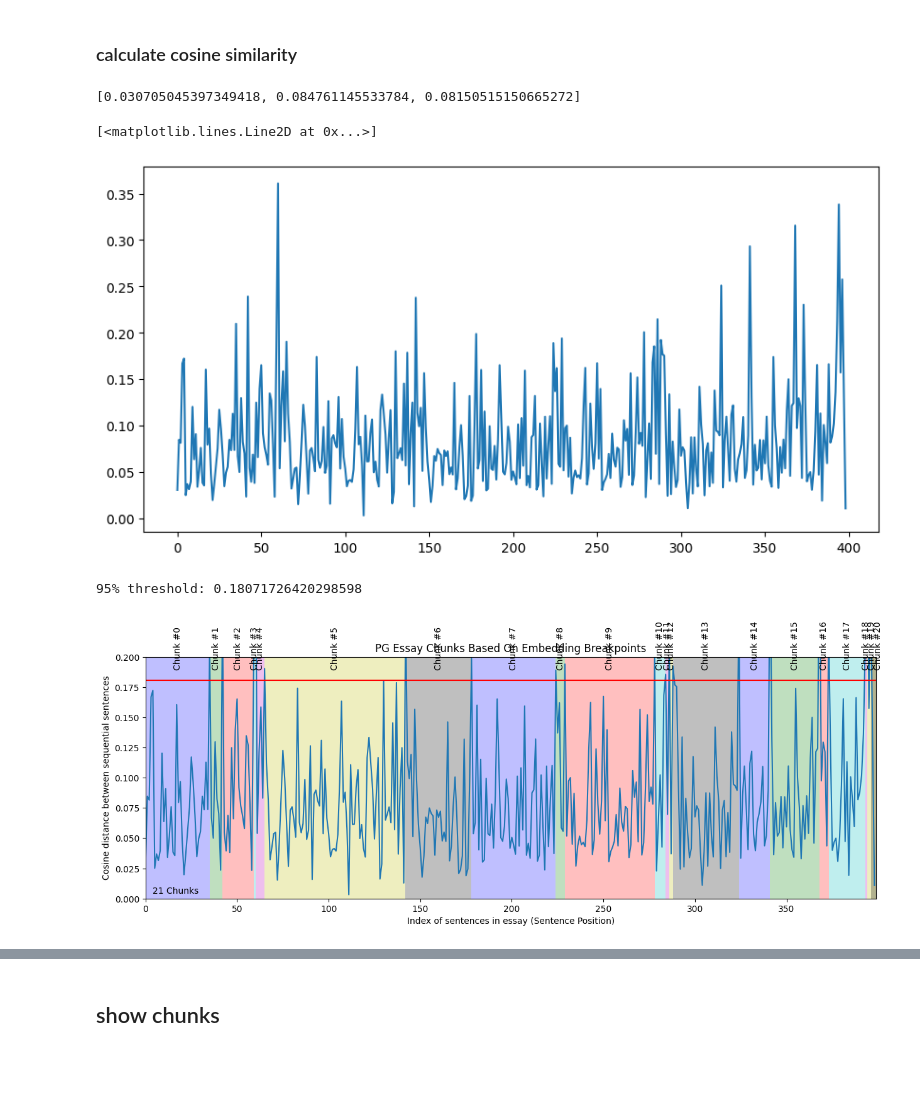
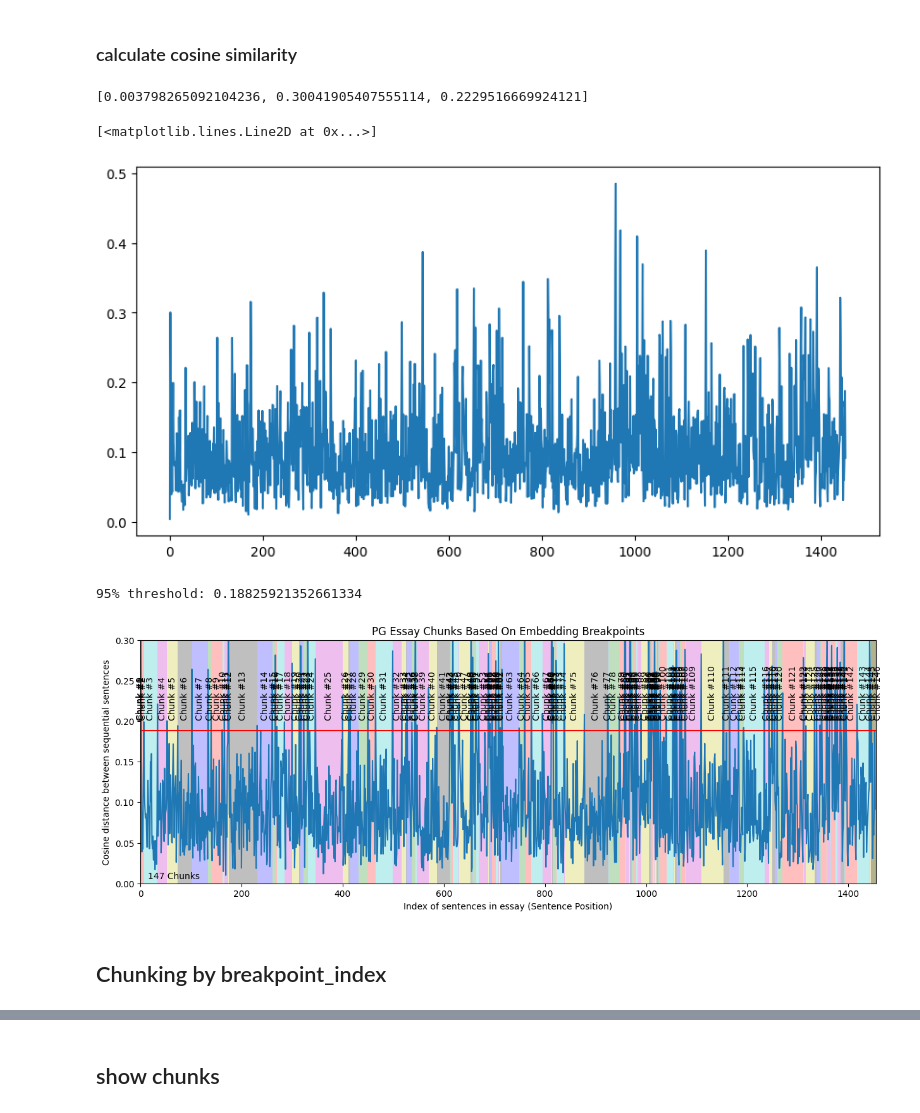
Before and after one commit to xLuSean/langchain-study, a Jupyter notebook: langchain_docs/text_splitter/Semantic_Chunking/semantic_chinking_greg_kamradt.ipynb, the cells around one changed output, grey strips where cells are left out. Saved outputs shown, nothing was run; the diff lists cells and outputs as text; code cells hidden in the pictures; blank space fills up the shorter version.

```diff
--- a/langchain_docs/text_splitter/Semantic_Chunking/semantic_chinking_greg_kamradt.ipynb
+++ b/langchain_docs/text_splitter/Semantic_Chunking/semantic_chinking_greg_kamradt.ipynb
@@ -6,7 +8,7 @@ with open('../../../text_files/your_cat_part_3.txt') as file:
 # %%
 import re
-
-# Splitting the essay on '.', '?', and '!'
-single_sentences_list = re.split(r'(?<=[.?!。？；])\s+', essay)
-print (f"{len(single_sentences_list)} senteneces were found")
+pattern = r'(?<=[。？；!])\s*|(?<=\.)\s*\n'
+single_sentences_list = re.split(pattern, essay)
+print(f"{len(single_sentences_list)} senteneces were found")
+print(f"max length of sentence: {max(len(sentence) for sentence in single_sentences_list)}")
 # %% [output]
@@ -13,0 +19,17 @@ print (f"{len(single_sentences_list)} senteneces were found")
+# %%
+import re
+
+pattern1 = r'={16}'
+pattern2 = r'(?<=[。？；!])\s*|(?<=\.)\s*\n'
+patterns = [pattern1, pattern2]
+
+def split_by_patterns(text, patterns):
+    result = [text]
+    for pattern in patterns:
+        temp = []
+        for segment in result:
+            temp.extend(re.split(pattern, segment))
+        result = temp
+    return result
+# %%
+single_sentences_list = split_by_patterns(essay, patterns)
@@ -133,7 +157,7 @@ distances, sentences = calculate_cosine_distances(sentences)
 # %%
 distances[:3]
 # %% [output]
-[0.030705045397349418, 0.084761145533784, 0.08150515150665272]
+[0.003798265092104236, 0.30041905407555114, 0.2229516669924121]
 # %%
 import matplotlib.pyplot as plt
 
@@ -144,7 +168,7 @@ fig, ax = plt.subplots(figsize=(10, 5))  # 设置宽度为10英寸，高度为5
 ax.plot(distances)
 # %% [output]
 [<matplotlib.lines.Line2D at 0x...>]
-[figure, old version]
+[figure, new version]
 # %%
 import numpy as np
 
@@ -152,13 +176,13 @@ fig, ax = plt.subplots(figsize=(15, 5))  # 设置宽度为10英寸，高度为5
 ax.plot(distances)
 # plt.plot(distances)
 
-y_upper_bound = .2
+y_upper_bound = .3
 plt.ylim(0, y_upper_bound)
 plt.xlim(0, len(distances))
 
 # We need to get the distance threshold that we'll consider an outlier
 # We'll use numpy .percentile() for this
-breakpoint_percentile_threshold = 95
+breakpoint_percentile_threshold = 90
 breakpoint_distance_threshold = np.percentile(distances, breakpoint_percentile_threshold) # If you want more chunks, lower the percentile cutoff
 print(f"95% threshold: {breakpoint_distance_threshold}")
 plt.axhline(y=breakpoint_distance_threshold, color='r', linestyle='-')
@@ -170,35 +194,37 @@ plt.text(x=(len(distances)*.01), y=y_upper_bound/50, s=f"{num_distances_above_th
 # Then we'll get the index of the distances that are above the threshold. This will tell us where we should split our text
 indices_above_thresh = [i for i, x in enumerate(distances) if x > breakpoint_distance_threshold] # The indices of those breakpoints on your list
 
 # Start of the shading and text
 colors = ['b', 'g', 'r', 'c', 'm', 'y', 'k']
 for i, breakpoint_index in enumerate(indices_above_thresh):
     start_index = 0 if i == 0 else indices_above_thresh[i - 1]
     end_index = breakpoint_index if i < len(indices_above_thresh) - 1 else len(distances)
 
     plt.axvspan(start_index, end_index, facecolor=colors[i % len(colors)], alpha=0.25)
     plt.text(x=np.average([start_index, end_index]),
              y=breakpoint_distance_threshold + (y_upper_bound)/ 20,
              s=f"Chunk #{i}", horizontalalignment='center',
              rotation='vertical')
 
 # # Additional step to shade from the last breakpoint to the end of the dataset
 if indices_above_thresh:
     last_breakpoint = indices_above_thresh[-1]
     if last_breakpoint < len(distances):
         plt.axvspan(last_breakpoint, len(distances), facecolor=colors[len(indices_above_thresh) % len(colors)], alpha=0.25)
         plt.text(x=np.average([last_breakpoint, len(distances)]),
                  y=breakpoint_distance_threshold + (y_upper_bound)/ 20,
                  s=f"Chunk #{i+1}",
                  rotation='vertical')
 
 plt.title("PG Essay Chunks Based On Embedding Breakpoints")
 plt.xlabel("Index of sentences in essay (Sentence Position)")
 plt.ylabel("Cosine distance between sequential sentences")
 plt.show()
 # %% [output]
-95% threshold: 0.18071726420298598
+95% threshold: 0.18825921352661334
-[figure, old version]
+[figure, new version]
+# %% [markdown]
+## Chunking by breakpoint_index
 # %%
 # Initialize the start index
 start_index = 0
```
Also changed, not shown: parts of 12 cells of this notebook, 22 other files.
